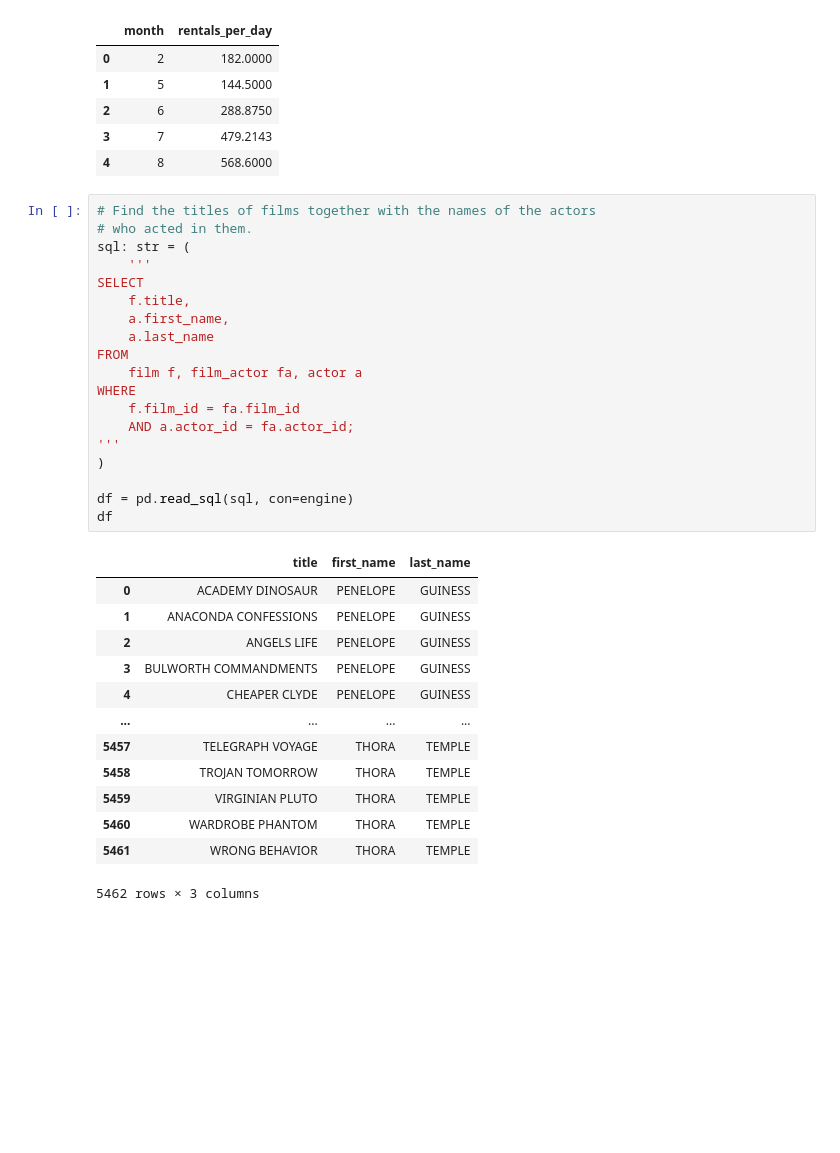
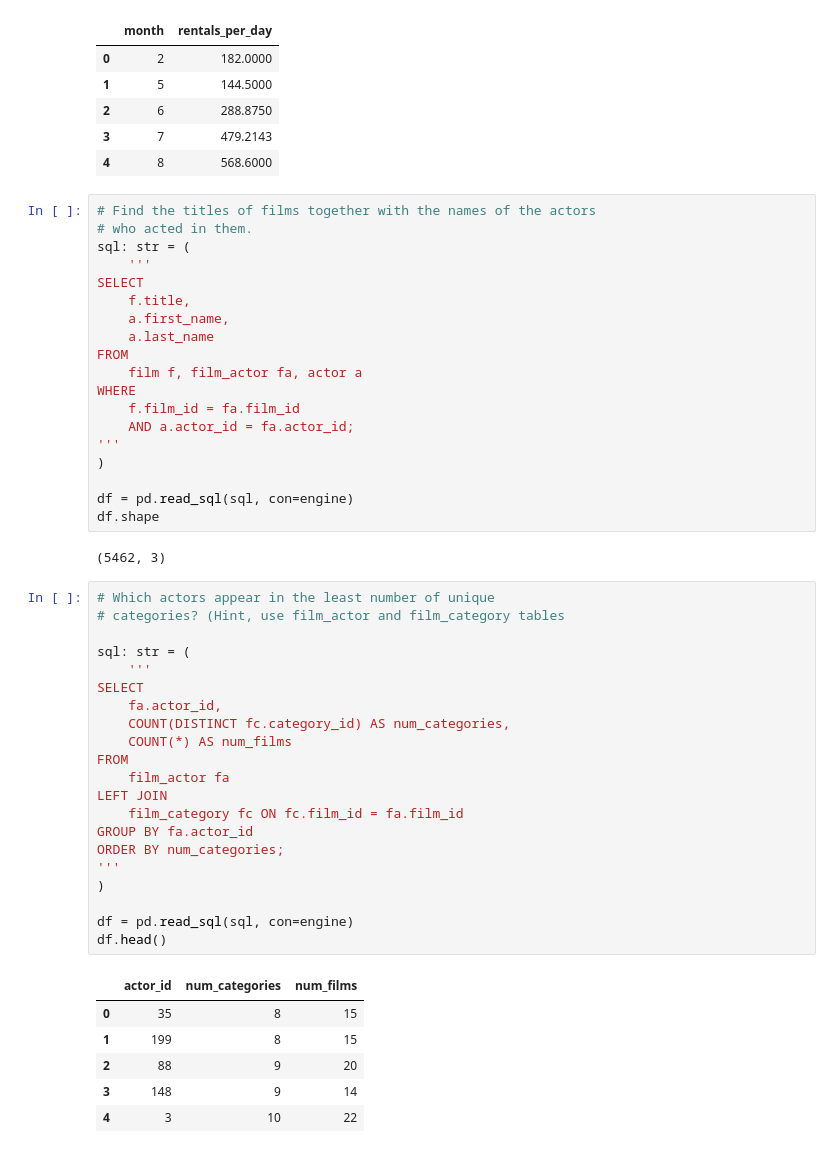
Before and after one commit to yjiahao/dsa3101, a Jupyter notebook: workshop5/Lec05_Fetching SQL Queries.ipynb, the cells around one changed output. Cells and saved outputs as stored; diff of their text form; blank space fills up the shorter version.

```diff
--- a/workshop5/Lec05_Fetching SQL Queries.ipynb
+++ b/workshop5/Lec05_Fetching SQL Queries.ipynb
@@ -284,18 +284,34 @@ WHERE
 )
 
 df = pd.read_sql(sql, con=engine)
-df
+df.shape
 # %% [output]
-|  | title | first_name | last_name |
-| 0 | ACADEMY DINOSAUR | PENELOPE | GUINESS |
-| 1 | ANACONDA CONFESSIONS | PENELOPE | GUINESS |
-| 2 | ANGELS LIFE | PENELOPE | GUINESS |
-| 3 | BULWORTH COMMANDMENTS | PENELOPE | GUINESS |
-| 4 | CHEAPER CLYDE | PENELOPE | GUINESS |
-| ... | ... | ... | ... |
-| 5457 | TELEGRAPH VOYAGE | THORA | TEMPLE |
-| 5458 | TROJAN TOMORROW | THORA | TEMPLE |
-| 5459 | VIRGINIAN PLUTO | THORA | TEMPLE |
-| 5460 | WARDROBE PHANTOM | THORA | TEMPLE |
-| 5461 | WRONG BEHAVIOR | THORA | TEMPLE |
-5462 rows × 3 columns
+(5462, 3)
+# %%
+# Which actors appear in the least number of unique
+# categories? (Hint, use film_actor and film_category tables
+
+sql: str = (
+    '''
+SELECT
+    fa.actor_id,
+    COUNT(DISTINCT fc.category_id) AS num_categories,
+    COUNT(*) AS num_films
+FROM
+    film_actor fa
+LEFT JOIN
+    film_category fc ON fc.film_id = fa.film_id
+GROUP BY fa.actor_id
+ORDER BY num_categories;
+'''
+)
+
+df = pd.read_sql(sql, con=engine)
+df.head()
+# %% [output]
+|  | actor_id | num_categories | num_films |
+| 0 | 35 | 8 | 15 |
+| 1 | 199 | 8 | 15 |
+| 2 | 88 | 9 | 20 |
+| 3 | 148 | 9 | 14 |
+| 4 | 3 | 10 | 22 |
```
Also changed, not shown: parts of 8 cells of this notebook.
